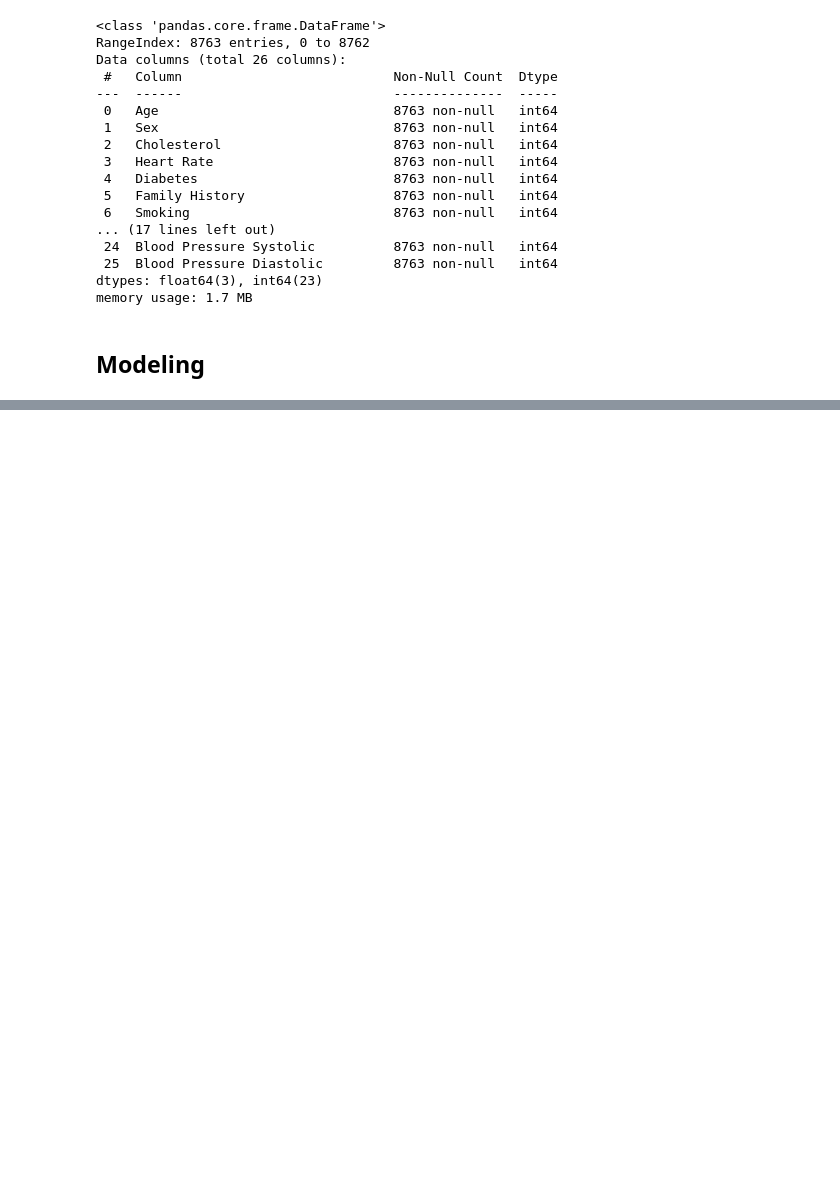
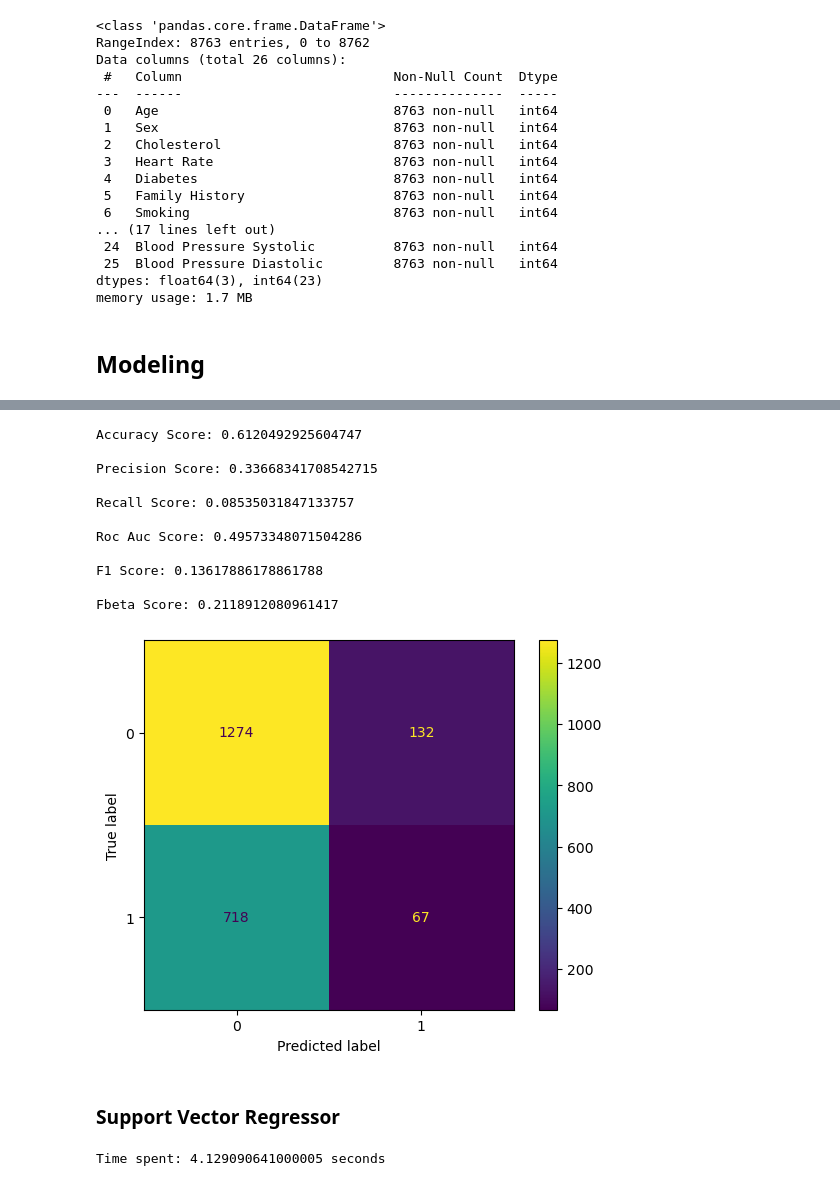
Before and after one commit to orlandopalmeira/Trabalho-DAA-2023-2024, a Jupyter notebook: Tarefa_1/tarefa_1_modelacao.ipynb, the cells around one changed output, grey strips where cells are left out. Drawn from its saved outputs; the diff is of its cells as text; code cells hidden in the pictures; blank space fills up the shorter version.

```diff
--- a/Tarefa_1/tarefa_1_modelacao.ipynb
+++ b/Tarefa_1/tarefa_1_modelacao.ipynb
@@ -335,0 +374,51 @@ Root Mean Squared Error: 0.6797536549182991
+# %%
+print('\nAccuracy Score: ', end='')
+print(accuracy_score(y_test, predictionSVC))
+
+print('\nPrecision Score: ',end='')
+print(precision_score(y_test, predictionSVC))
+
+print('\nRecall Score: ', end='')
+print(recall_score(y_test, predictionSVC))
+
+print('\nRoc Auc Score: ', end='')
+print(roc_auc_score(y_test, predictionSVC))
+
+print('\nF1 Score: ', end='')
+print(f1_score(y_test, predictionSVC))
+
+print('\nFbeta Score: ', end='')
+print(fbeta_score(y_test, predictionSVC, beta=0.5))
+
+ConfusionMatrixDisplay.from_predictions(y_test, predictionSVC)
+plt.show()
+# %% [output]
+Accuracy Score: 0.6120492925604747
+
+Precision Score: 0.33668341708542715
+
+Recall Score: 0.08535031847133757
+
+Roc Auc Score: 0.49573348071504286
+
+F1 Score: 0.13617886178861788
+
+Fbeta Score: 0.2118912080961417
+[figure, added]
+# %% [markdown]
+### Support Vector Regressor
+# %%
+from sklearn.svm import SVR
+
+# O melhor kernel é o poly
+svr = SVR(kernel='rbf')
+
+starttime = time.process_time()
+
+svr.fit(X_train, y_train)
+predictionSVR = svr.predict(X_test)
+
+endtime = time.process_time()
+print(f"Time spent: {endtime - starttime} seconds")
+# %% [output]
+Time spent: 4.129090641000005 seconds
```
Also changed, not shown: parts of 14 cells of this notebook.
